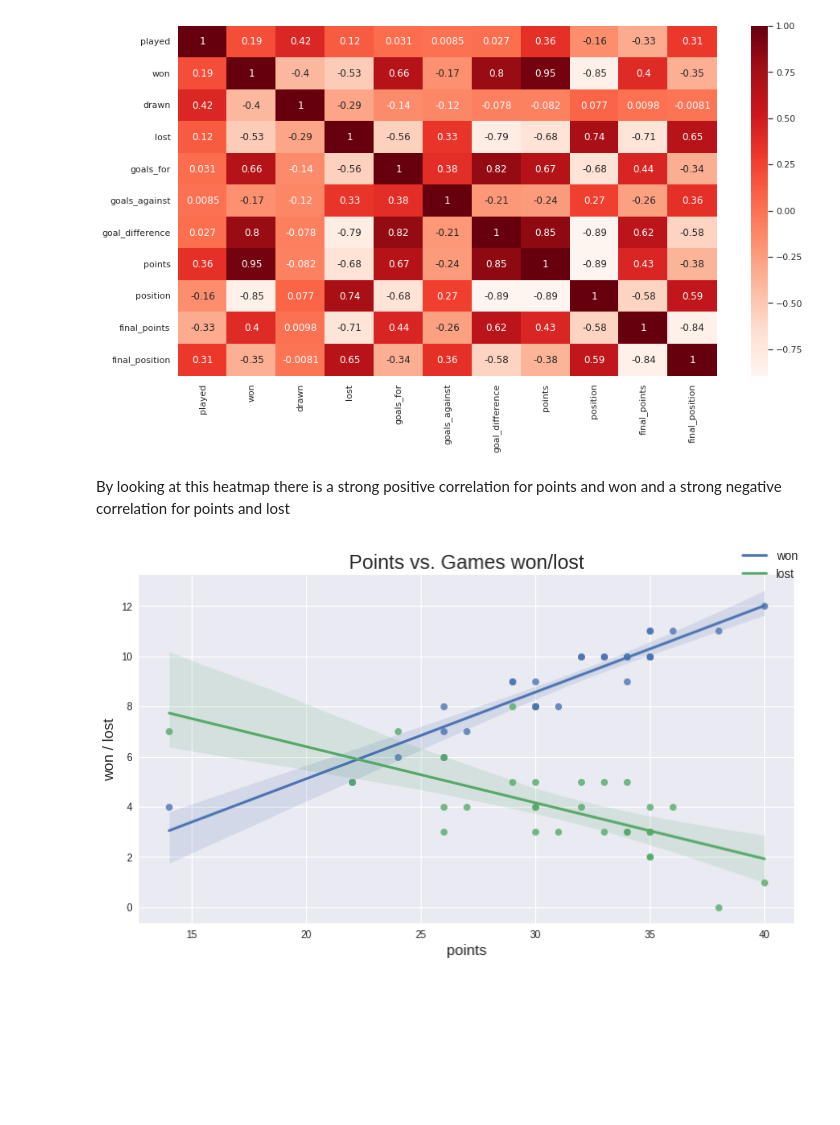
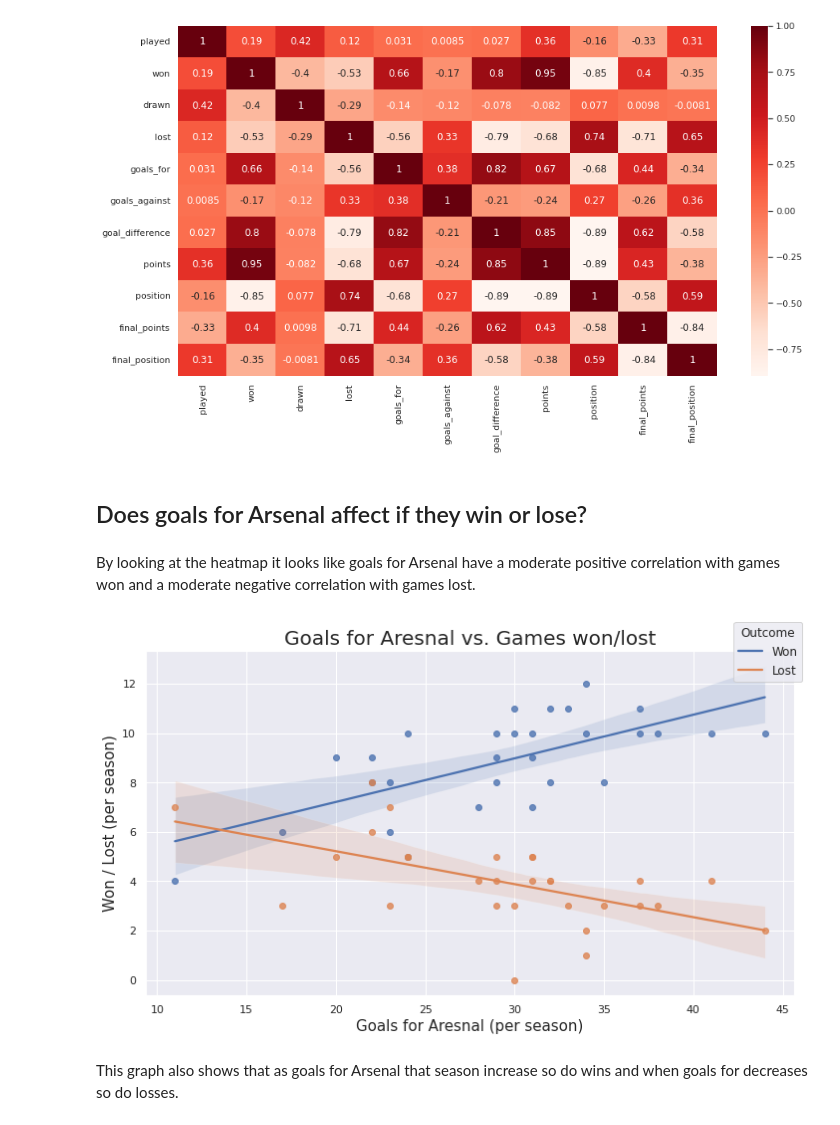
Before and after one commit to slagana8/Arsenal_worst_premier_start, a Jupyter notebook: Arsenal_Data_Visualization.ipynb, the cells around one changed output. Saved outputs shown, nothing was run; the diff lists cells and outputs as text; code cells hidden in the pictures; blank space fills up the shorter version.

```diff
--- a/Arsenal_Data_Visualization.ipynb
+++ b/Arsenal_Data_Visualization.ipynb
@@ -328,18 +335,22 @@ sns.set(rc = {"figure.figsize":(15,8)})
 sns.heatmap(corr, cmap = "Reds", annot = True);
 # %% [output]
 [figure]
+# %% [markdown]
+## Does goals for Arsenal affect if they win or lose?
 # %% [markdown]
-By looking at this heatmap there is a strong positive correlation for points and won and a strong negative correlation for points and lost
+By looking at the heatmap it looks like goals for Arsenal have a moderate positive correlation with games won and a moderate negative correlation with games lost.
 # %%
 # Showing the correlations of games won/points and games lost/points through a plot
 fig = plt.figure(figsize = (10,6))
-won = sns.regplot(data = df, x = "points", y = "won")
-loss = sns.regplot(data = df, x="points", y = "lost")
-won.set_title("Points vs. Games won/lost",fontsize = 20)
-won.set_xlabel("points", fontsize = 15)
-won.set_ylabel("won / lost", fontsize = 15)
-fig.legend(labels = ["won","lost"], fontsize = 12);
+won = sns.regplot(data = df, x = "goals_for", y = "won")
+loss = sns.regplot(data = df, x="goals_for", y = "lost")
+won.set_title("Goals for Aresnal vs. Games won/lost",fontsize = 20)
+won.set_xlabel("Goals for Aresnal (per season)", fontsize = 15)
+won.set_ylabel("Won / Lost (per season)", fontsize = 15)
+fig.legend(title = "Outcome" , labels = ["Won","Lost"], fontsize = 12);
 fig.tight_layout()
 fig.savefig("output.jpg")
 # %% [output]
-[figure, old version]
+[figure, new version]
+# %% [markdown]
+This graph also shows that as goals for Arsenal that season increase so do wins and when goals for decreases so do losses.
```
Also changed, not shown: parts of 2 cells of this notebook.
